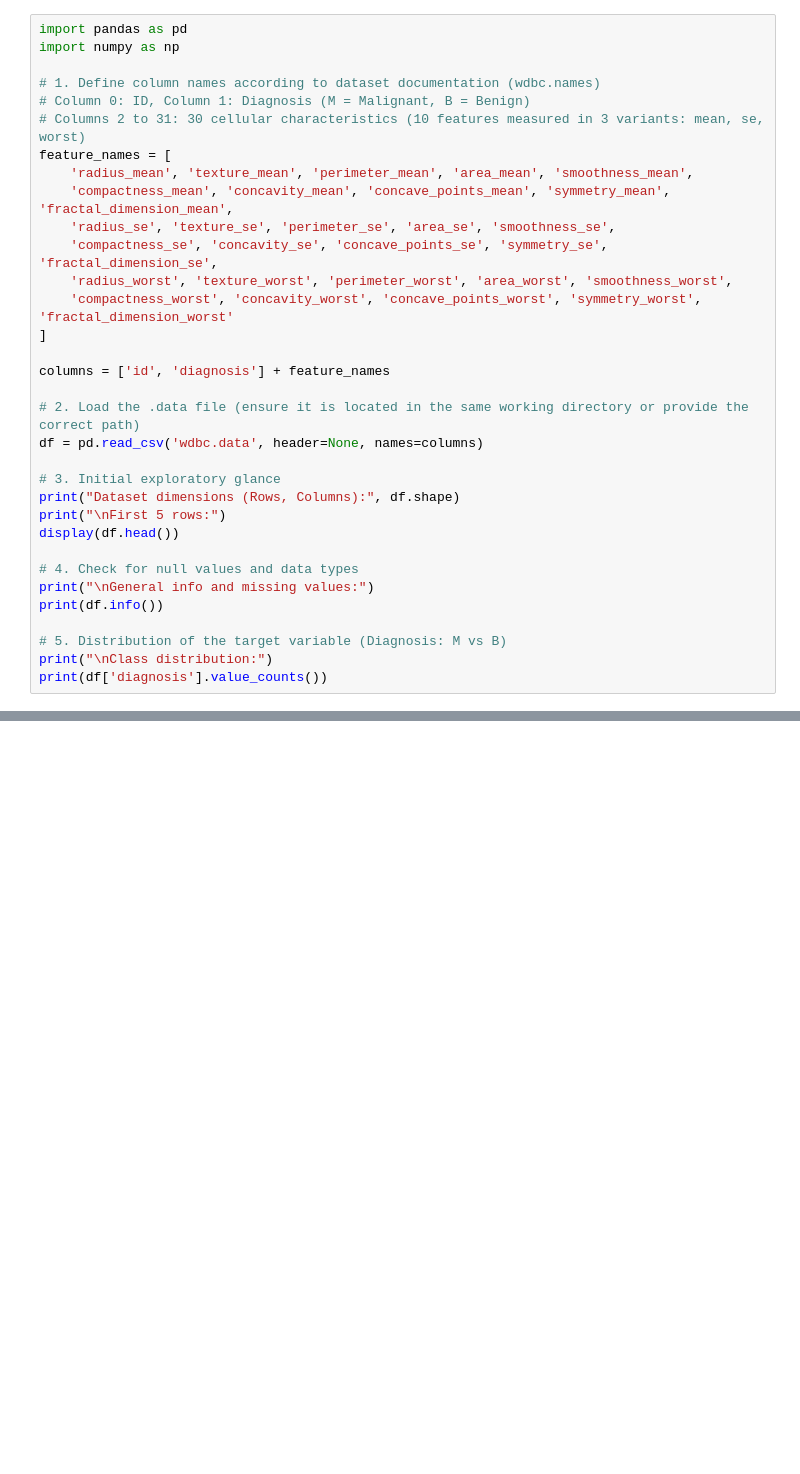
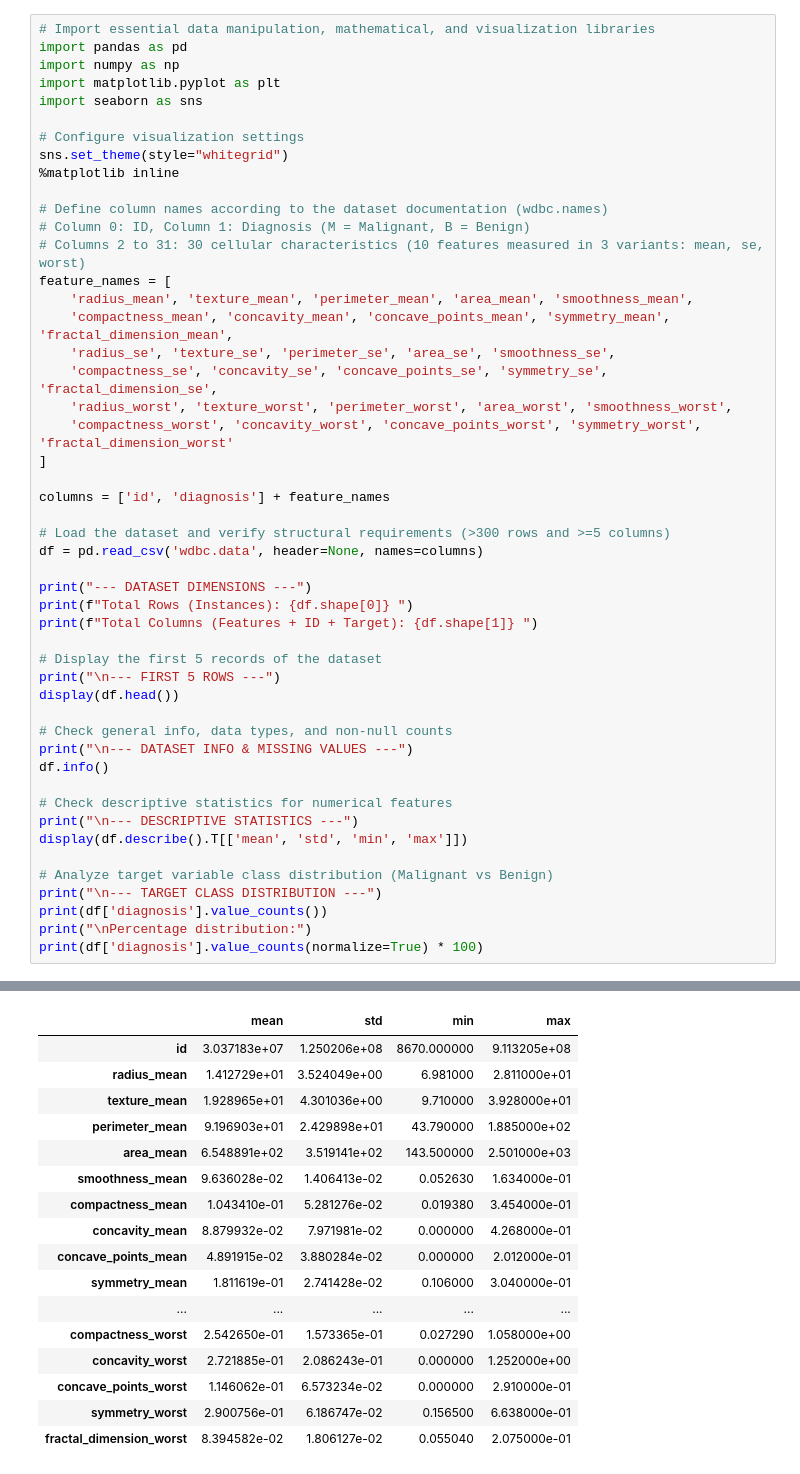
Before and after one commit to 2026739-Jose/CA1-Machine-Learning-Project, a Jupyter notebook: 2026739-Jose_CA1-Machine-Learning-Project.ipynb, the cells around one changed output, grey strips where cells are left out. Drawn from its saved outputs; the diff is of its cells as text; blank space fills up the shorter version.

```diff
--- a/2026739-Jose_CA1-Machine-Learning-Project.ipynb
+++ b/2026739-Jose_CA1-Machine-Learning-Project.ipynb
@@ -1,8 +5,15 @@
 # %%
+# Import essential data manipulation, mathematical, and visualization libraries
 import pandas as pd
 import numpy as np
+import matplotlib.pyplot as plt
+import seaborn as sns
 
-# 1. Define column names according to dataset documentation (wdbc.names)
+# Configure visualization settings
+sns.set_theme(style="whitegrid")
+%matplotlib inline
+
+# Define column names according to the dataset documentation (wdbc.names)
 # Column 0: ID, Column 1: Diagnosis (M = Malignant, B = Benign)
 # Columns 2 to 31: 30 cellular characteristics (10 features measured in 3 variants: mean, se, worst)
 feature_names = [
@@ -16,19 +27,28 @@ feature_names = [
 
 columns = ['id', 'diagnosis'] + feature_names
 
-# 2. Load the .data file (ensure it is located in the same working directory or provide the correct path)
+# Load the dataset and verify structural requirements (>300 rows and >=5 columns)
 df = pd.read_csv('wdbc.data', header=None, names=columns)
 
-# 3. Initial exploratory glance
-print("Dataset dimensions (Rows, Columns):", df.shape)
-print("\nFirst 5 rows:")
+print("--- DATASET DIMENSIONS ---")
+print(f"Total Rows (Instances): {df.shape[0]} ")
+print(f"Total Columns (Features + ID + Target): {df.shape[1]} ")
+
+# Display the first 5 records of the dataset
+print("\n--- FIRST 5 ROWS ---")
 display(df.head())
 
-# 4. Check for null values and data types
-print("\nGeneral info and missing values:")
-print(df.info())
+# Check general info, data types, and non-null counts
+print("\n--- DATASET INFO & MISSING VALUES ---")
+df.info()
 
-# 5. Distribution of the target variable (Diagnosis: M vs B)
-print("\nClass distribution:")
+# Check descriptive statistics for numerical features
+print("\n--- DESCRIPTIVE STATISTICS ---")
+display(df.describe().T[['mean', 'std', 'min', 'max']])
+
+# Analyze target variable class distribution (Malignant vs Benign)
+print("\n--- TARGET CLASS DISTRIBUTION ---")
 print(df['diagnosis'].value_counts())
+print("\nPercentage distribution:")
+print(df['diagnosis'].value_counts(normalize=True) * 100)
 # %% [output]
@@ -61,0 +84,17 @@ Name: count, dtype: int64
+|  | mean | std | min | max |
+| id | 3.037183e+07 | 1.250206e+08 | 8670.000000 | 9.113205e+08 |
+| radius_mean | 1.412729e+01 | 3.524049e+00 | 6.981000 | 2.811000e+01 |
+| texture_mean | 1.928965e+01 | 4.301036e+00 | 9.710000 | 3.928000e+01 |
+| perimeter_mean | 9.196903e+01 | 2.429898e+01 | 43.790000 | 1.885000e+02 |
+| area_mean | 6.548891e+02 | 3.519141e+02 | 143.500000 | 2.501000e+03 |
+| smoothness_mean | 9.636028e-02 | 1.406413e-02 | 0.052630 | 1.634000e-01 |
+| compactness_mean | 1.043410e-01 | 5.281276e-02 | 0.019380 | 3.454000e-01 |
+| concavity_mean | 8.879932e-02 | 7.971981e-02 | 0.000000 | 4.268000e-01 |
+| concave_points_mean | 4.891915e-02 | 3.880284e-02 | 0.000000 | 2.012000e-01 |
+| symmetry_mean | 1.811619e-01 | 2.741428e-02 | 0.106000 | 3.040000e-01 |
+| ... | ... | ... | ... | ... |
+| compactness_worst | 2.542650e-01 | 1.573365e-01 | 0.027290 | 1.058000e+00 |
+| concavity_worst | 2.721885e-01 | 2.086243e-01 | 0.000000 | 1.252000e+00 |
+| concave_points_worst | 1.146062e-01 | 6.573234e-02 | 0.000000 | 2.910000e-01 |
+| symmetry_worst | 2.900756e-01 | 6.186747e-02 | 0.156500 | 6.638000e-01 |
+| fractal_dimension_worst | 8.394582e-02 | 1.806127e-02 | 0.055040 | 2.075000e-01 |
```
Also changed, not shown: parts of 19 cells of this notebook.
